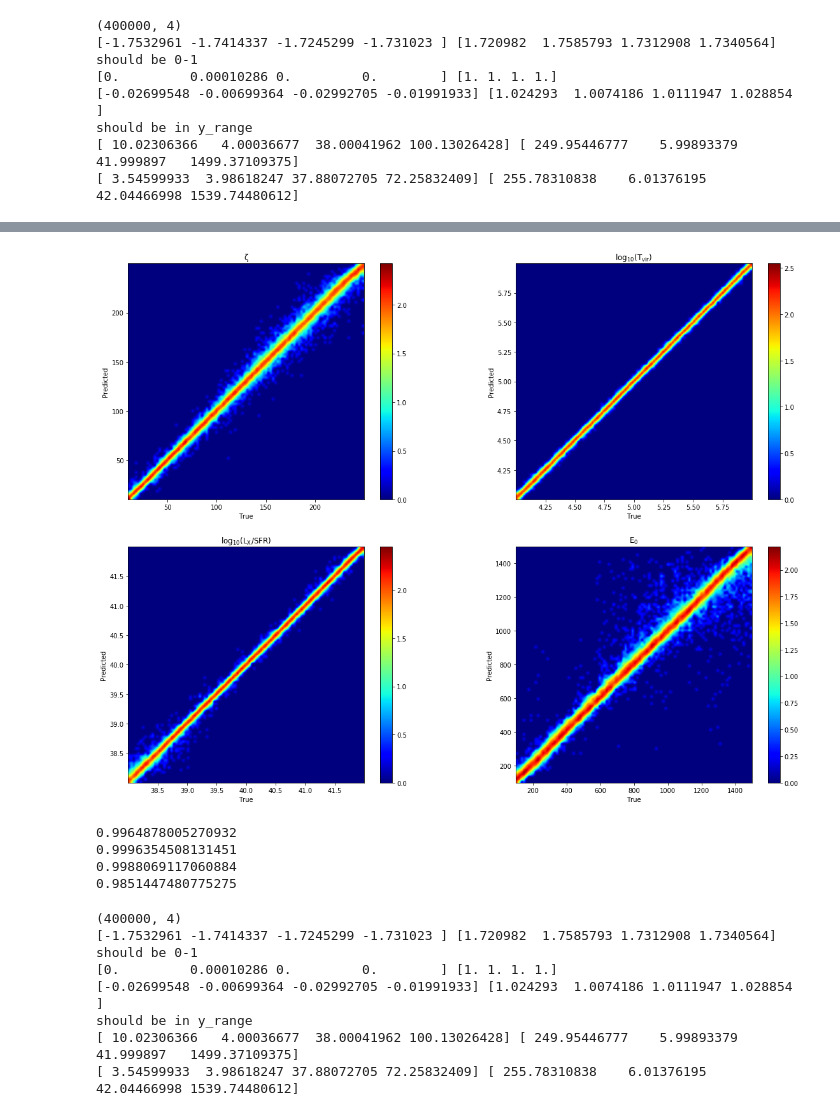
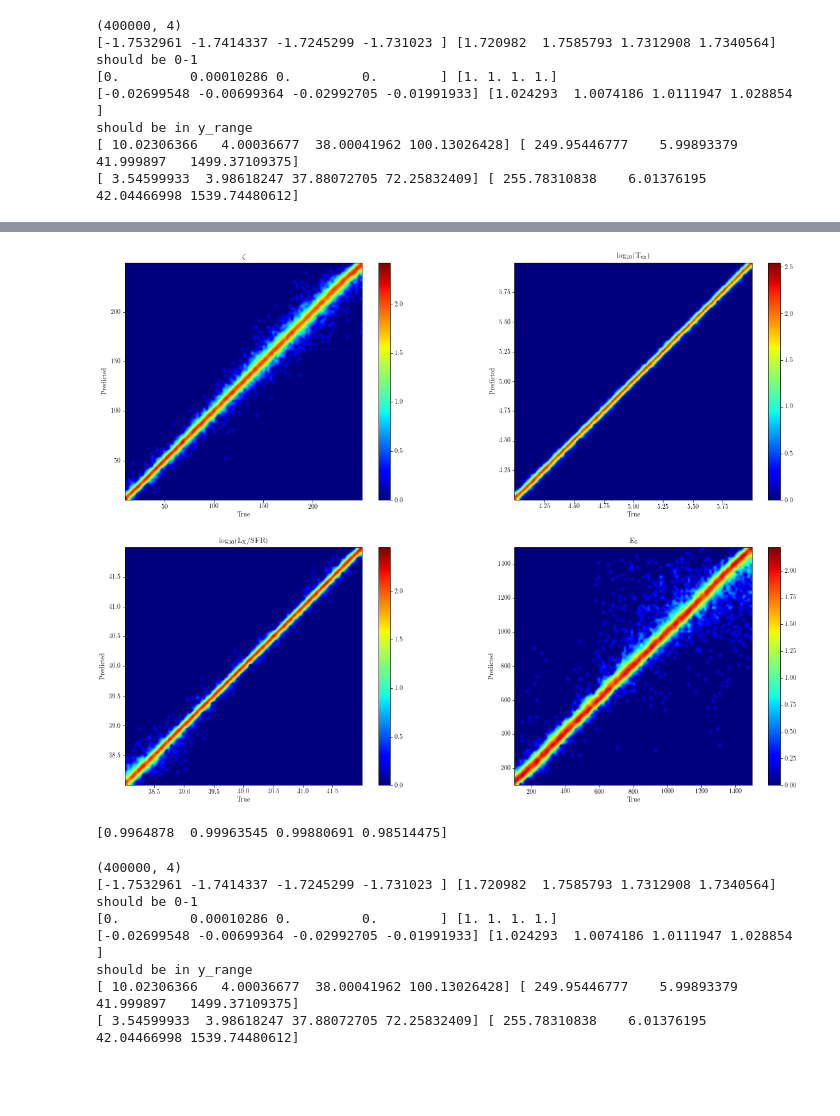
Before and after one commit to gfiameni/21CNN, a Jupyter notebook: PlotModel.ipynb, the cells around one changed output, grey strips where cells are left out. Cells and saved outputs as stored; diff of their text form; code cells hidden in the pictures; blank space fills up the shorter version.

Commit message:
plotting

```diff
--- a/PlotModel.ipynb
+++ b/PlotModel.ipynb
@@ -18,6 +18,8 @@ from time import time
 # import pyemma.utils_functions as utils
 import sys
 import json
+plt.rc('text', usetex=True)
+plt.rc('font', family='serif')
 %matplotlib inline
 # %%
 import argparse
@@ -165,14 +167,14 @@ print(y_pred.shape)
 # %%
 with open(f"{inputs.data_location}databaseParams_min_max.txt") as f:
     y_range = json.load(f)
-y_range["LatexNames"] = [r'$\rm{\zeta}$',
-                         r'$\rm{log_{10}(T_{vir})}$',
-                         r'$\rm{log_{10}(L_X/SFR) }$',
-                         r'$\rm{E_0}$' ]
+y_range["LatexNames"] = [r'\rm{\zeta}',
+                         r'\rm{log_{10}(T_{vir})}',
+                         r'\rm{log_{10}(L_X/SFR) }',
+                         r'\rm{E_0}' ]
 y_range["LatexUnits"] = ['',
-                         r'$\rm{ [K] }$',
-                         r'$\rm{ [erg\ s^{-1}\ M^{-1}_{\odot}\ yr] }$',
-                         r'$\rm{ [keV] }$' ]
+                         r'\rm{ [K] }',
+                         r'\rm{ [erg\ s^{-1}\ M^{-1}_{\odot}\ yr] }',
+                         r'\rm{ [eV] }' ]
 
 print(y_range)
 # %% [output]
@@ -216,45 +292,42 @@ plt.register_cmap(cmap=colour_map)
 # %%
 fig, ax = plt.subplots(ncols=2, nrows=2, figsize=(20, 15))
 nbins = 100
 for i in range(4):
 #     ax[i//2, i%2].scatter(y_true[:, i], y_pred[:, i])
     x = y_true[:, i]
     y = y_pred[:, i]
     minmax = [y_range['min'][i], y_range['max'][i]]
     hist, xedges, yedges = np.histogram2d(x, y, range = [minmax, minmax], bins=nbins)
     xcenters = (xedges[:-1] + xedges[1:]) / 2
     hist = np.log10(1 + hist.T)
 #     k = kde.gaussian_kde([x, y])
 #     xi, yi = np.mgrid[x.min():x.max():nbins*1j, y.min():y.max():nbins*1j]
 
 #     zi = k(np.vstack([xi.flatten(), yi.flatten()]))
-    X, Y = np.meshgrid(xedges, yedges)
+#     X, Y = np.meshgrid(xedges, yedges)
 #     ax[i//2, i%2].pcolormesh(xi, yi, zi.reshape(xi.shape), shading='gouraud', cmap=plt.get_cmap('inferno'))
 #     ax[i//2, i%2].pcolormesh(X, Y, hist, shading='gouraud', cmap=plt.get_cmap('inferno'))
     interp = 'gaussian'
     im = ax[i//2, i%2].imshow(hist, origin='low', interpolation=interp, cmap=plt.cm.jet, extent=[xedges[0], xedges[-1], yedges[0], yedges[-1]])
 #     ax[i//2, i%2].contour(xi, yi, zi.reshape(xi.shape) )
 #     ax[i//2, i%2].plot([[minmax[0], minmax[0]], [minmax[1], minmax[1]]], 'k--', lw=1)
     ax[i//2, i%2].set_xlabel("True")
     ax[i//2, i%2].set_ylabel("Predicted")
     ax[i//2, i%2].set_title(y_range["LatexNames"][i])
     fig.colorbar(im, ax=ax[i//2, i%2])
 plt.show()
 # %% [output]
-[figure, old version]
+[figure, new version]
 # %%
 def R2( out_model, Param):
     return 1 - ( (out_model - Param)**2).sum(axis=0) / ((out_model - out_model.mean(axis=0) )**2).sum(axis=0)
 # %%
 r2_score = np.zeros(4)
 for i in range(4):
-    r2_score = R2(y_pred[:, i], y_true[:, i])
-    print(r2_score)
+    r2_score[i] = R2(y_pred[:, i], y_true[:, i])
+print(r2_score)
 # %% [output]
-0.9964878005270932
-0.9996354508131451
-0.9988069117060884
-0.9851447480775275
+[0.9964878  0.99963545 0.99880691 0.98514475]
 # %%
 # %% [output]
 (400000, 4)
```
Also changed, not shown: parts of 3 cells of this notebook, 1 other file.
